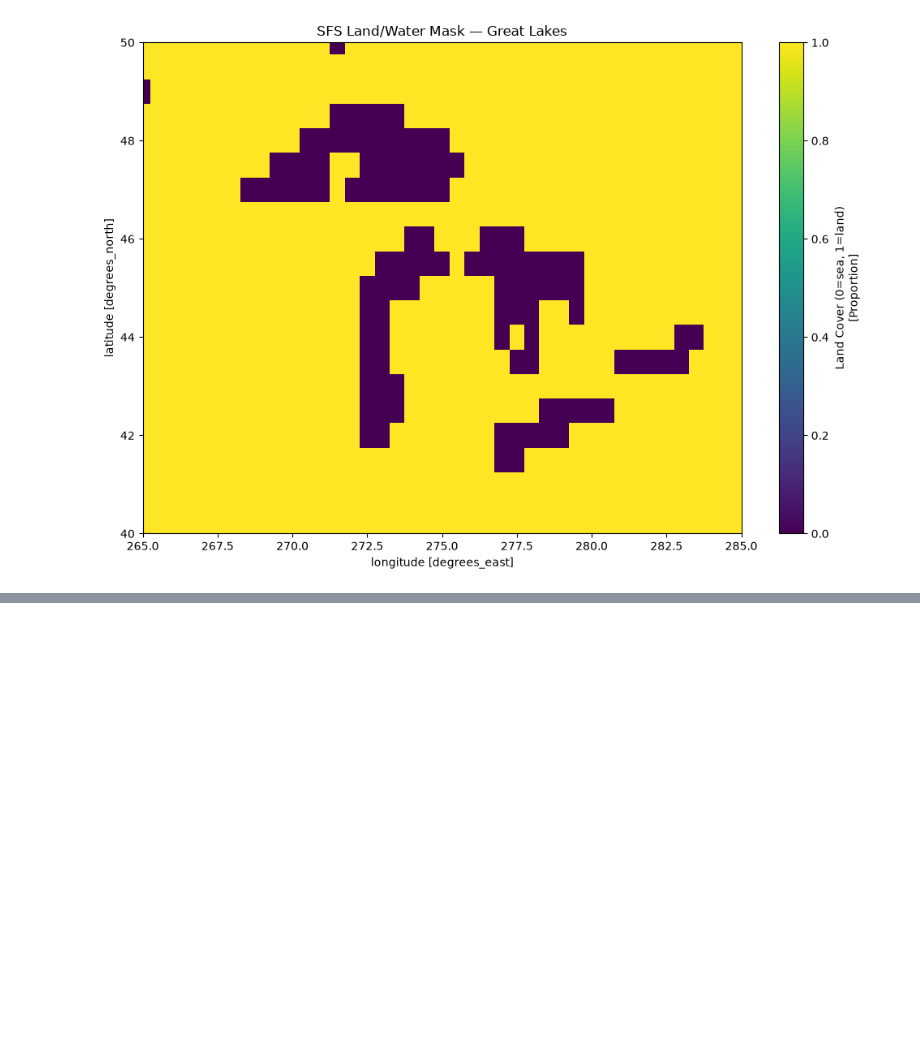
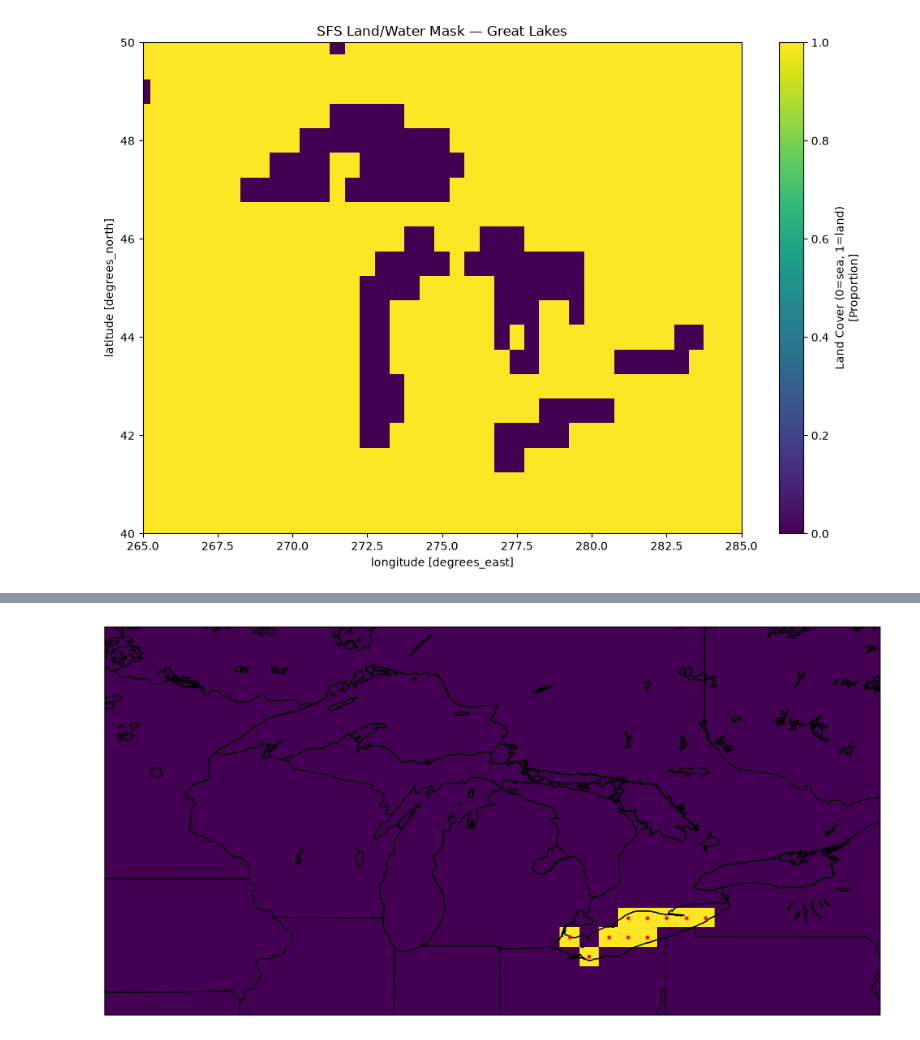
Before and after one commit to great-lakes-ai-lab/cnbs-predictor, a Jupyter notebook: notebooks/exploratory/download_view_zarr.ipynb, the cells around one changed output, grey strips where cells are left out. Saved outputs shown, nothing was run; the diff lists cells and outputs as text; code cells hidden in the pictures; blank space fills up the shorter version.

```diff
--- a/notebooks/exploratory/download_view_zarr.ipynb
+++ b/notebooks/exploratory/download_view_zarr.ipynb
@@ -155,0 +399,55 @@ plt.show()
+# %%
+water = land == 0
+
+erie_lake = (
+    polygon_to_grid_mask(erie_geometry, lat, lon)
+    & water.values
+)
+# %%
+fig = plt.figure(figsize=(12, 8))
+
+ax = plt.axes(projection=ccrs.PlateCarree())
+
+ax.pcolormesh(
+    lon,
+    lat,
+    erie_lake,
+    transform=ccrs.PlateCarree(),
+    shading="auto"
+)
+
+# Plot the actual grid points
+lon2d, lat2d = np.meshgrid(lon, lat)
+
+ax.scatter(
+    lon2d[erie_lake],
+    lat2d[erie_lake],
+    s=5,
+    color="red",
+    transform=ccrs.PlateCarree(),
+    zorder=5
+)
+
+ax.set_extent(
+    [265, 285, 40, 50],
+    crs=ccrs.PlateCarree()
+)
+
+ax.add_feature(
+    cfeature.STATES,
+    edgecolor="black",
+    linewidth=0.7
+)
+
+ax.add_feature(
+    cfeature.LAKES,
+    facecolor="none",
+    edgecolor="black",
+    linewidth=1
+)
+
+ax.coastlines(resolution="10m")
+
+plt.show()
+# %% [output]
+[figure, added]
```
Also changed, not shown: parts of 11 cells of this notebook, 3 other files.
